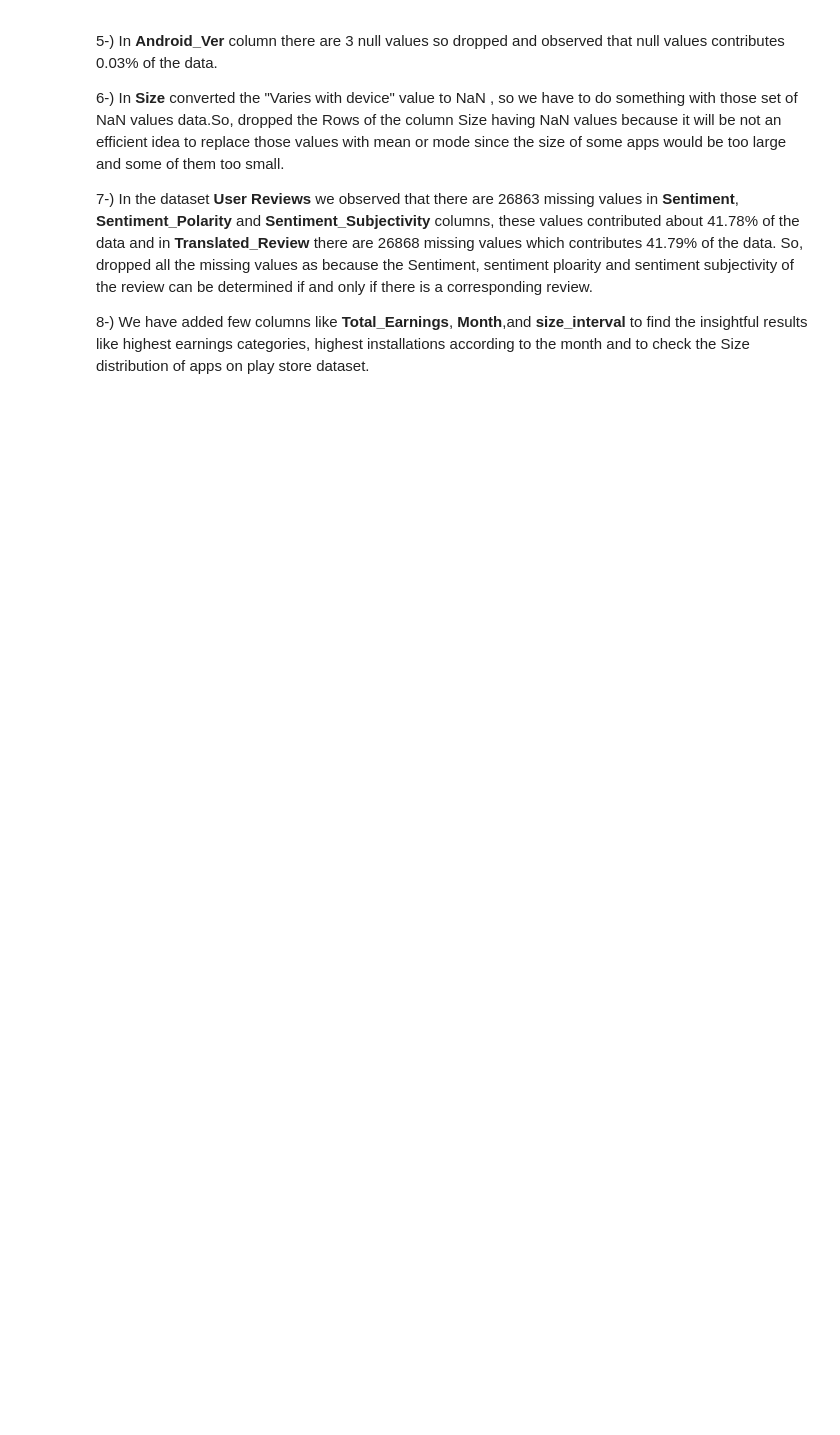
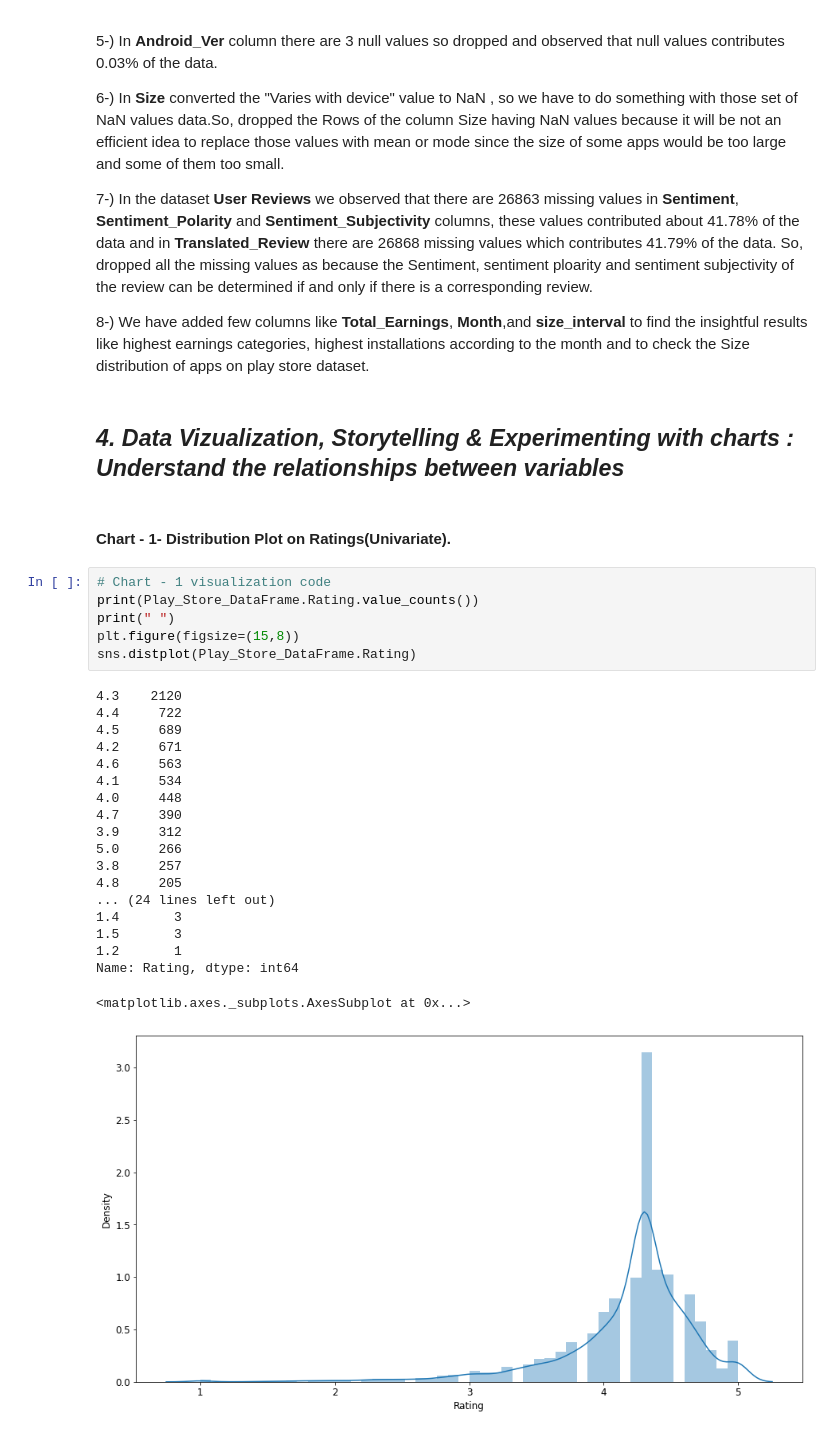
Before and after one commit to MohammadSarim/Capstone-Project-1-Play-Store-App-Review-Analysis, a Jupyter notebook: Capstone_Project_EDA_(PlayStore_App_Review_Analysis).ipynb, the cells around one changed output. Cells and saved outputs as stored; diff of their text form; blank space fills up the shorter version.

Commit message:
Added Visuals

```diff
--- a/Capstone_Project_EDA_(PlayStore_App_Review_Analysis).ipynb
+++ b/Capstone_Project_EDA_(PlayStore_App_Review_Analysis).ipynb
@@ -1366,3 +1365,33 @@ We observed the following points related to both data set:-
 7-) In the dataset **User Reviews** we observed that there are 26863 missing values in **Sentiment**, **Sentiment_Polarity** and **Sentiment_Subjectivity** columns, these values contributed about 41.78% of the data and in **Translated_Review** there are 26868 missing values which contributes 41.79% of the data. So, dropped all the missing values as because the Sentiment, sentiment ploarity and sentiment subjectivity of the review can be determined if and only if there is a corresponding review.
 
 8-) We have added few columns like **Total_Earnings**, **Month**,and **size_interval** to find the insightful results like highest earnings categories, highest installations according to the month and to check the Size distribution of apps on play store dataset.
+# %% [markdown]
+## ***4. Data Vizualization, Storytelling & Experimenting with charts : Understand the relationships between variables***
+# %% [markdown]
+#### Chart - 1- Distribution Plot on Ratings(Univariate).
+# %%
+# Chart - 1 visualization code
+print(Play_Store_DataFrame.Rating.value_counts())
+print(" ")
+plt.figure(figsize=(15,8))
+sns.distplot(Play_Store_DataFrame.Rating)
+# %% [output]
+4.3    2120
+4.4     722
+4.5     689
+4.2     671
+4.6     563
+4.1     534
+4.0     448
+4.7     390
+3.9     312
+5.0     266
+3.8     257
+4.8     205
+... (24 lines left out)
+1.4       3
+1.5       3
+1.2       1
+Name: Rating, dtype: int64
+<matplotlib.axes._subplots.AxesSubplot at 0x...>
+[figure, added]
```
Also changed, not shown: parts of 55 cells of this notebook.
